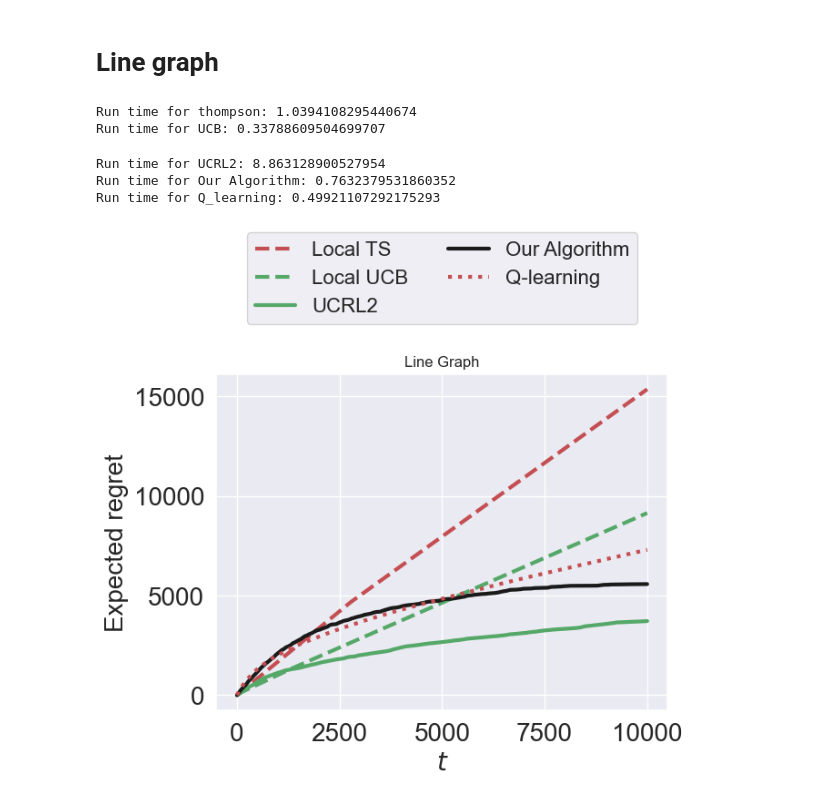
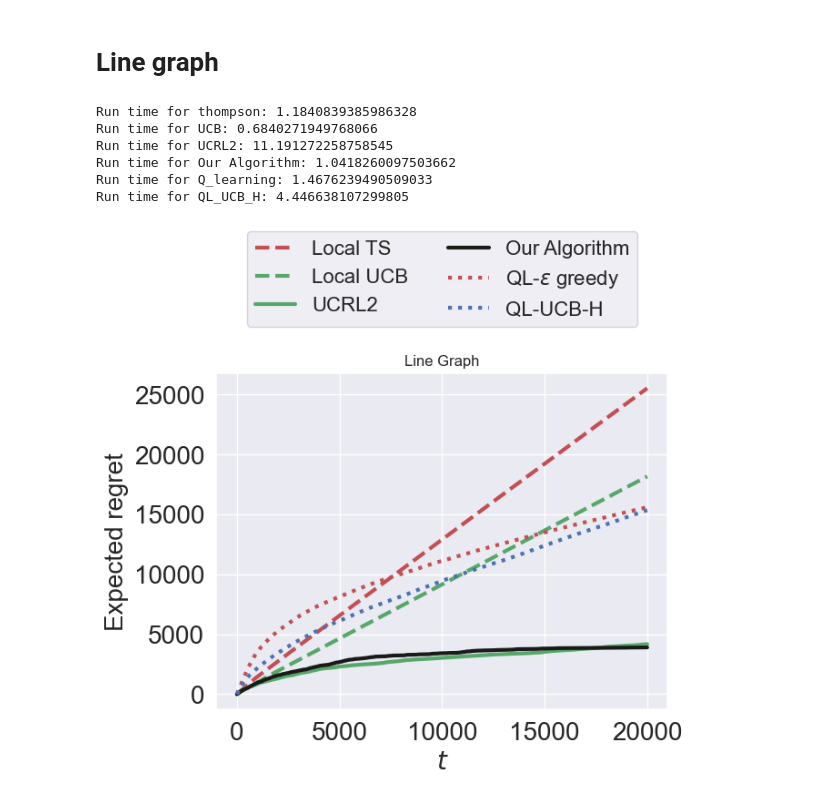
Before and after one commit to CoNG-harvard/Graph-Bandit, a Jupyter notebook: New Benchmark Development.ipynb, the cells around one changed output. Drawn from its saved outputs; the diff is of its cells as text; code cells hidden in the pictures.

Commit message:
Implemented UCB-H benchmark algorithm.

```diff
--- a/New Benchmark Development.ipynb
+++ b/New Benchmark Development.ipynb
@@ -28,12 +31,12 @@ def plotRegrets(allRegrets, titles=None, save_fig=None):
     nPlots = len(allRegrets)
     sns.set()
 
-    labels = {'greedy': 'Local $\epsilon$-greedy', 'thompson': 'Local TS', 'UCB': 'Local UCB','Q_learning': 'Q-learning',\
-              'Our Algorithm':'Our Algorithm','UCRL2':'UCRL2','PSRL':'PSRL'}
+    labels = {'greedy': 'Local $\epsilon$-greedy', 'thompson': 'Local TS', 'UCB': 'Local UCB','Q_learning': r'QL-$\epsilon$ greedy',\
+              'Our Algorithm':'Our Algorithm','UCRL2':'UCRL2','QL_UCB_H':'QL-UCB-H'}
     styles = {'greedy': 'dashed', 'thompson': 'dashed', 'UCB': 'dashed','Q_learning': 'dotted',\
-              'Our Algorithm':'solid','UCRL2':'solid','PSRL':'solid'}
+              'Our Algorithm':'solid','UCRL2':'solid','QL_UCB_H':'dotted'}
     colors = {'greedy': 'b', 'thompson': 'r', 'UCB': 'g','Q_learning': 'r',\
-              'Our Algorithm':'k','UCRL2':'g','PSRL':'b'}
+              'Our Algorithm':'k','UCRL2':'g','QL_UCB_H':'b'}
     keys = allRegrets[0].keys()
 
 
@@ -92,42 +95,44 @@ sigma_size = 1
 
 init_node = 0
 
-T = 10000
+T = 20000
 
-np.random.seed(SEED)
 n_nodes = 100
 G = return_graph('line', n_nodes)
 
 np.random.seed(SEED)
 means = np.random.uniform(low=0.5,high=9.5,size=(n_samples,n_nodes))
 # means = np.zeros((n_samples,n_nodes))
 # means[:,-1]=0.5
 agents = {
     'thompson':partial(local_ts_agent,var=1.0,mu_0=0.0,var_0=1.0),
          'UCB':local_ucb_agent,
          'UCRL2':UCRL2_agent,
          'Our Algorithm':doubling_agent,
-        'Q_learning':QL_agent
+        'Q_learning':QL_agent,
+        'QL_UCB_H':QL_UCB_Hoeffding
 }
 
 line_regrets = {}
 for name,agent in agents.items():
     t = time()
+    np.random.seed(SEED)
     line_regrets[name] = train_agent(n_samples,T,G,means, init_node,agent,parallelized=True)
 
     print('Run time for {}:'.format(name),time()-t)
 
 
 # with open('Data/line_large.pkl', 'wb') as file:
 #     pkl.dump(line_regrets,file)
 
 plt.figure(dpi=100)
 
 plotRegrets([line_regrets], titles=['Line Graph'])
 # %% [output]
-Run time for thompson: 1.0394108295440674
-Run time for UCB: 0.33788609504699707
+Run time for thompson: 1.1840839385986328
+Run time for UCB: 0.6840271949768066
+Run time for UCRL2: 11.191272258758545
+Run time for Our Algorithm: 1.0418260097503662
+Run time for Q_learning: 1.4676239490509033
+Run time for QL_UCB_H: 4.446638107299805
-Run time for UCRL2: 8.863128900527954
-Run time for Our Algorithm: 0.7632379531860352
-Run time for Q_learning: 0.49921107292175293
-[figure, old version]
+[figure, new version]
```
Also changed, not shown: parts of 1 cell of this notebook, 10 other files.
